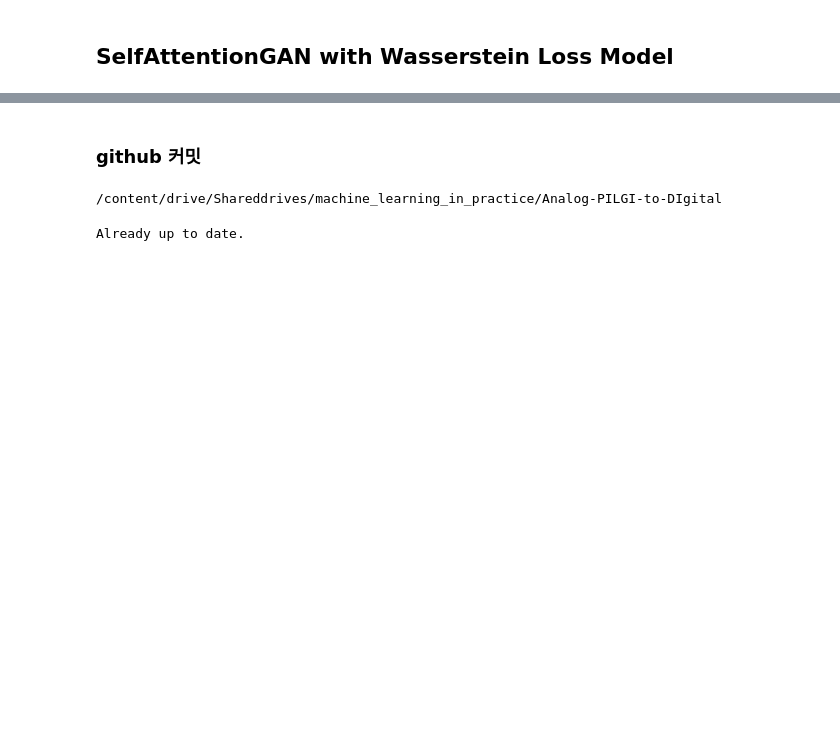
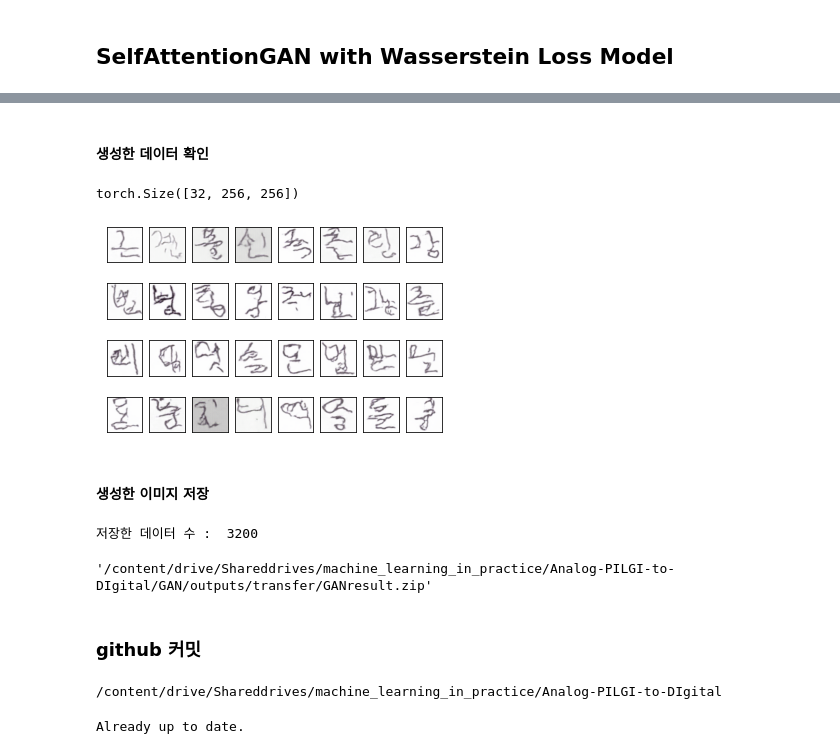
Before and after one commit to PILGI-Analog-To-Digital/Analog-PILGI-to-DIgital, a Jupyter notebook: GAN/transferLearning.ipynb, the cells around one changed output, grey strips where cells are left out. Cells and saved outputs as stored; diff of their text form; code cells hidden in the pictures; blank space fills up the shorter version.

Commit message:
[ADD] save results

```diff
--- a/GAN/transferLearning.ipynb
+++ b/GAN/transferLearning.ipynb
@@ -167,6 +160,6 @@ d_lossL = []
 # %%
 class Opt:
-    def __init__(self, epoch=1000, batch_size=64, lr=0.0002, b1=0.5, b2=0.999, n_cpu=2, latent_dim=100, img_size=128, channels=3, n_critic=5, clip_value=0.01, sample_interval=400):
+    def __init__(self, epoch=500, batch_size=32, lr=0.0002, b1=0.5, b2=0.999, n_cpu=2, latent_dim=100, img_size=128, channels=3, n_critic=5, clip_value=0.01, sample_interval=400):
         self.n_epochs = epoch              # number of epochs of training
         self.batch_size = batch_size    # size of the batches
         self.lr = lr                    # adam: learning rate
@@ -562,3 +629,30 @@ with open('/content/drive/Shareddrives/machine_learning_in_practice/Analog-PILGI
     writer = csv.writer(f)
     writer.writerow(g_lossL)
     writer.writerow(d_lossL)
+# %% [markdown]
+#### 생성한 데이터 확인
+# %%
+z = Variable(Tensor(np.random.normal(0, 1, (opt.batch_size, opt.latent_dim))))
+fake_imgs, gattn1 = generator(z)
+gattn1.shape # batch x (16x16) x (16x16)
+# %% [output]
+torch.Size([32, 256, 256])
+# %%
+import matplotlib.pyplot as plt
+# plt.figure(figsize=(20,20))
+z = Variable(Tensor(np.random.normal(0, 1, (opt.batch_size, opt.latent_dim))))
+fake_imgs, gattn1 = generator(z)
+
+fake_imgs = fake_imgs.detach().cpu().numpy()
+
+for i, img in enumerate(fake_imgs):
+  plt.subplot(4,8,i+1)
+  img = np.transpose(img, (1, 2, 0))
+  img = (img * 255).astype(np.uint8)
+  plt.imshow(img)
+  plt.xticks([]);plt.yticks([])
+plt.show()
+# %% [output]
+[figure, added]
+# %% [markdown]
+#### 생성한 이미지 저장
@@ -565,3 +673,26 @@ with open('/content/drive/Shareddrives/machine_learning_in_practice/Analog-PILGI
+# %%
+import zipfile
+
+new_zips= zipfile.ZipFile('GANresult.zip', 'w') #
+num_zipfile = 0
+
+for folder, subfolders, files in os.walk('/content/GANresult'):
+    for file in files:
+        new_zips.write(os.path.join(folder, file), os.path.relpath(os.path.join(folder,file), './'), compress_type = zipfile.ZIP_DEFLATED)
+        num_zipfile += 1
+new_zips.close()
+
+print("저장한 데이터 수 : ", num_zipfile)
+# %% [output]
+저장한 데이터 수 :  3200
+# %%
+import shutil
+
+savePath = '/content/drive/Shareddrives/machine_learning_in_practice/Analog-PILGI-to-DIgital/GAN/outputs/transfer'
+
+shutil.move('GANresult.zip', savePath)
+# %% [output]
+'/content/drive/Shareddrives/machine_learning_in_practice/Analog-PILGI-to-DIgital/GAN/outputs/transfer/GANresult.zip'
 # %% [markdown]
 ### github 커밋
 # %%
```
Also changed, not shown: parts of 12 cells of this notebook.
